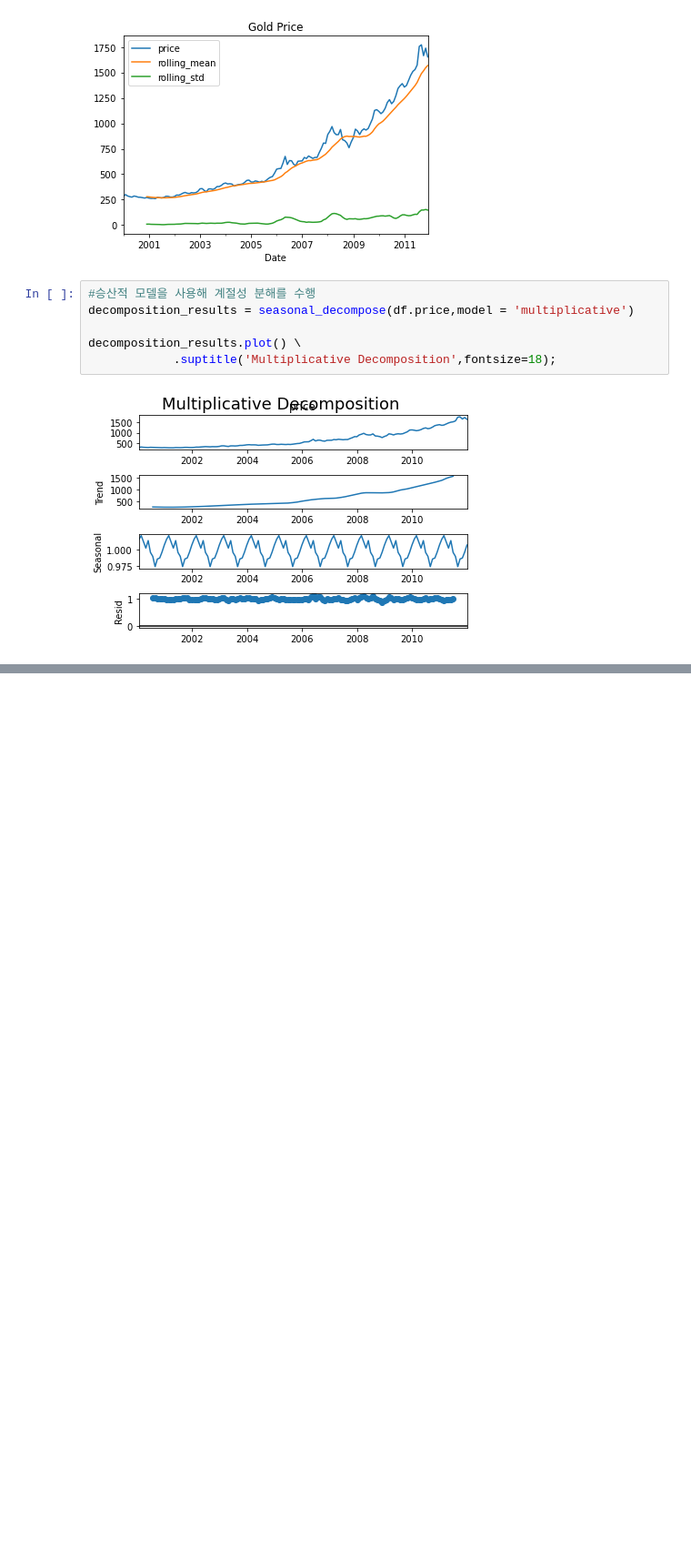
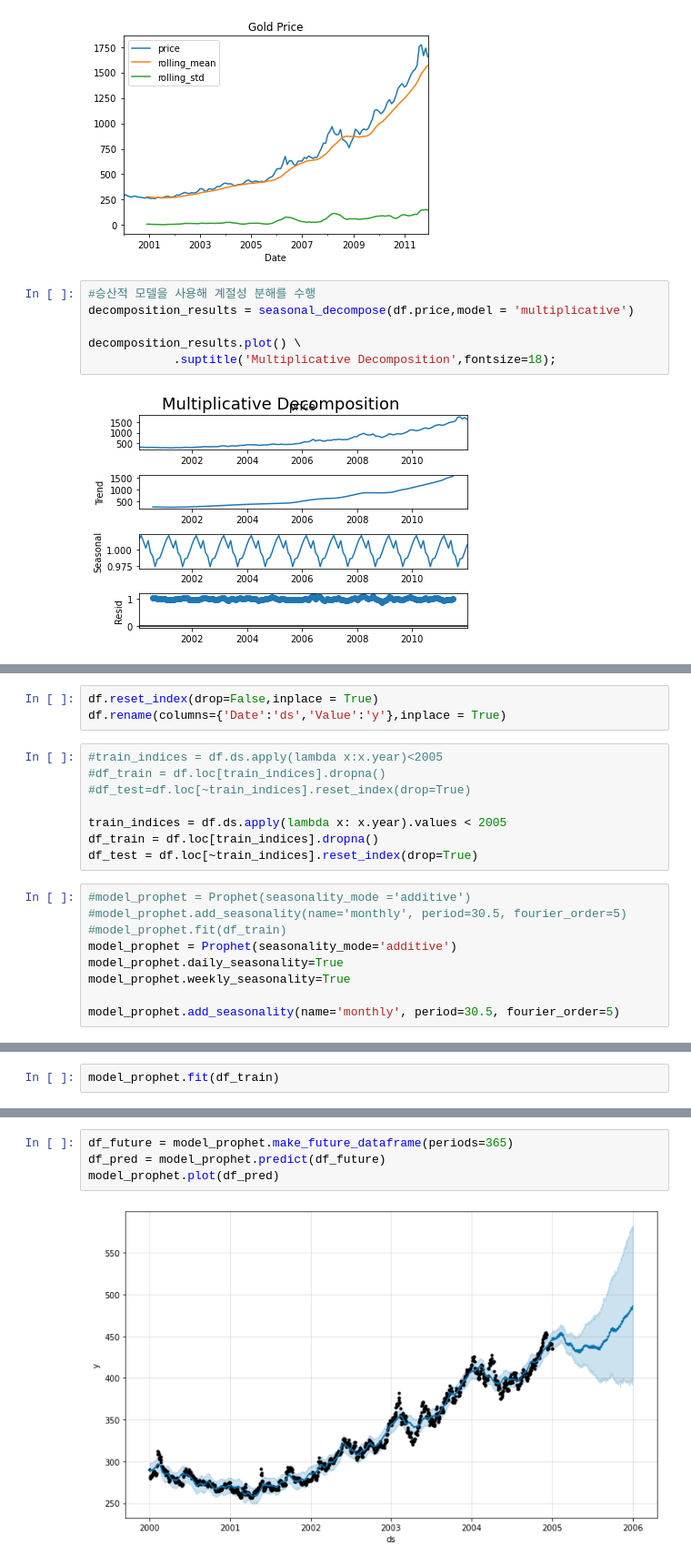
Before and after one commit to Hakgyun-Hong/Finance_Application_Module, a Jupyter notebook: Time Series Analysis.ipynb, the cells around one changed output, grey strips where cells are left out. Shown: that part at 91% size. Cells and saved outputs as stored; diff of their text form; blank space fills up the shorter version.

```diff
--- a/Time Series Analysis.ipynb
+++ b/Time Series Analysis.ipynb
@@ -43,0 +48,20 @@ FileNotFoundError: [Errno 2] No such file or directory: 'AAPL'
+# %%
+df.reset_index(drop=False,inplace = True)
+df.rename(columns={'Date':'ds','Value':'y'},inplace = True)
+# %%
+#train_indices = df.ds.apply(lambda x:x.year)<2005
+#df_train = df.loc[train_indices].dropna()
+#df_test=df.loc[~train_indices].reset_index(drop=True)
+
+train_indices = df.ds.apply(lambda x: x.year).values < 2005
+df_train = df.loc[train_indices].dropna()
+df_test = df.loc[~train_indices].reset_index(drop=True)
+# %%
+#model_prophet = Prophet(seasonality_mode ='additive')
+#model_prophet.add_seasonality(name='monthly', period=30.5, fourier_order=5)
+#model_prophet.fit(df_train)
+model_prophet = Prophet(seasonality_mode='additive')
+model_prophet.daily_seasonality=True
+model_prophet.weekly_seasonality=True
+
+model_prophet.add_seasonality(name='monthly', period=30.5, fourier_order=5)
@@ -43,0 +70,2 @@ FileNotFoundError: [Errno 2] No such file or directory: 'AAPL'
+# %%
+model_prophet.fit(df_train)
@@ -43,0 +96,6 @@ FileNotFoundError: [Errno 2] No such file or directory: 'AAPL'
+# %%
+df_future = model_prophet.make_future_dataframe(periods=365)
+df_pred = model_prophet.predict(df_future)
+model_prophet.plot(df_pred)
+# %% [output]
+[figure, added]
```
Also changed, not shown: parts of 14 cells of this notebook.
